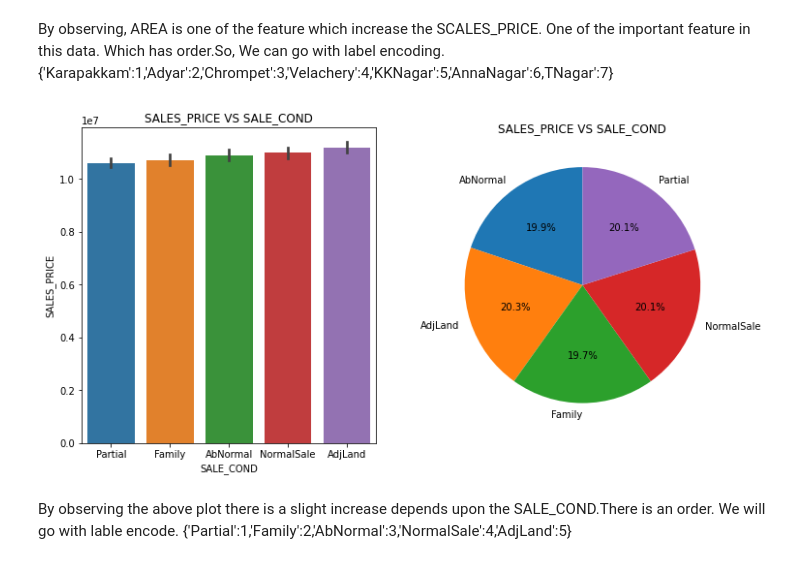
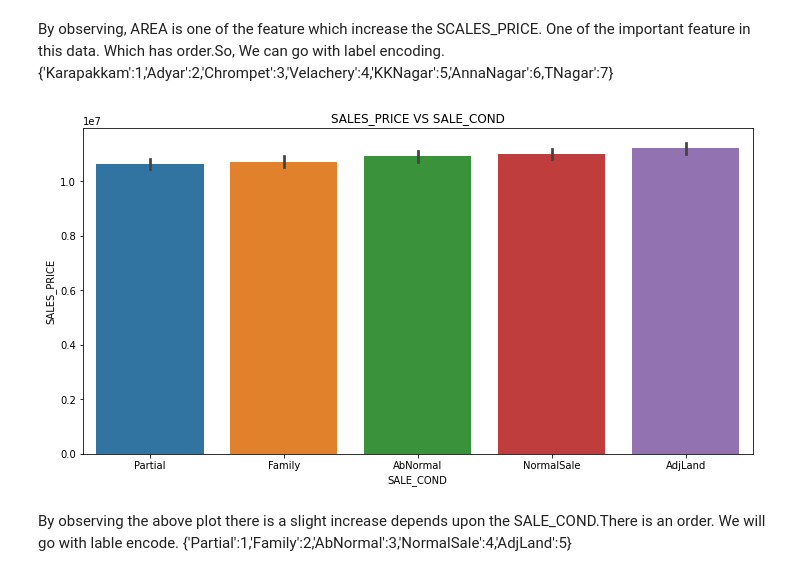
Before and after one commit to JayabharathiRavi/chennai_house_price, a Jupyter notebook: Chennai_House_price.ipynb, the cells around one changed output. Drawn from its saved outputs; the diff is of its cells as text; code cells hidden in the pictures.

```diff
--- a/Chennai_House_price.ipynb
+++ b/Chennai_House_price.ipynb
@@ -581,23 +635,12 @@ Which has order.So, We can go with label encoding.
 {'Karapakkam':1,'Adyar':2,'Chrompet':3,'Velachery':4,'KKNagar':5,'AnnaNagar':6,TNagar':7}
 # %%
 plt.figure(figsize=(12,6))
-A=dataset['SALE_COND'].groupby(dataset['SALE_COND']).count()
-a=[]
-for i in A:
-  r=(i/7061)*100
-  a.append(r)
-y=['AbNormal','AdjLand','Family','NormalSale','Partial']
-plt.subplot(121)
 sns.barplot(x='SALE_COND',y='SALES_PRICE',data=dataset,order=dataset.groupby('SALE_COND')['SALES_PRICE'].mean().reset_index().sort_values('SALES_PRICE')['SALE_COND'])
 plt.title('SALES_PRICE VS SALE_COND')
 
-plt.subplot(122)
-plt.pie(a,labels=y,startangle=90,autopct='%1.1f%%')
-plt.title('SALES_PRICE VS SALE_COND')
-
 plt.show()
 # %% [output]
-[figure, old version]
+[figure, new version]
 # %% [markdown]
 By observing the above plot there is a slight increase depends upon the SALE_COND.There is an order.
 We will go with lable encode.
```
Also changed, not shown: parts of 93 cells of this notebook.
